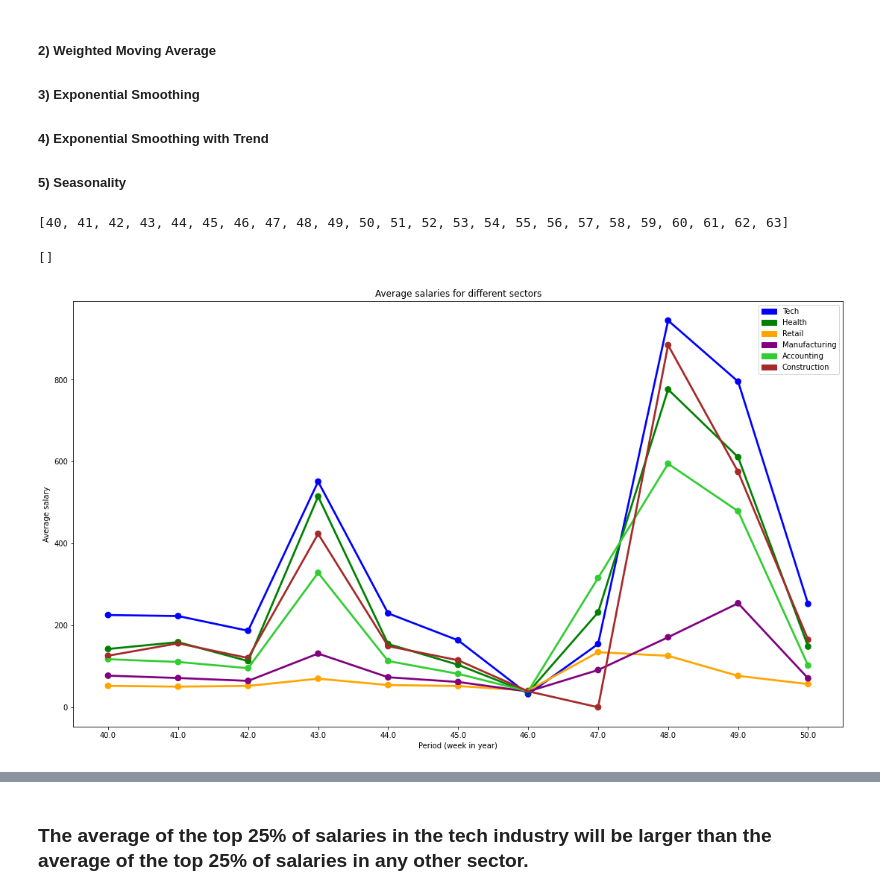
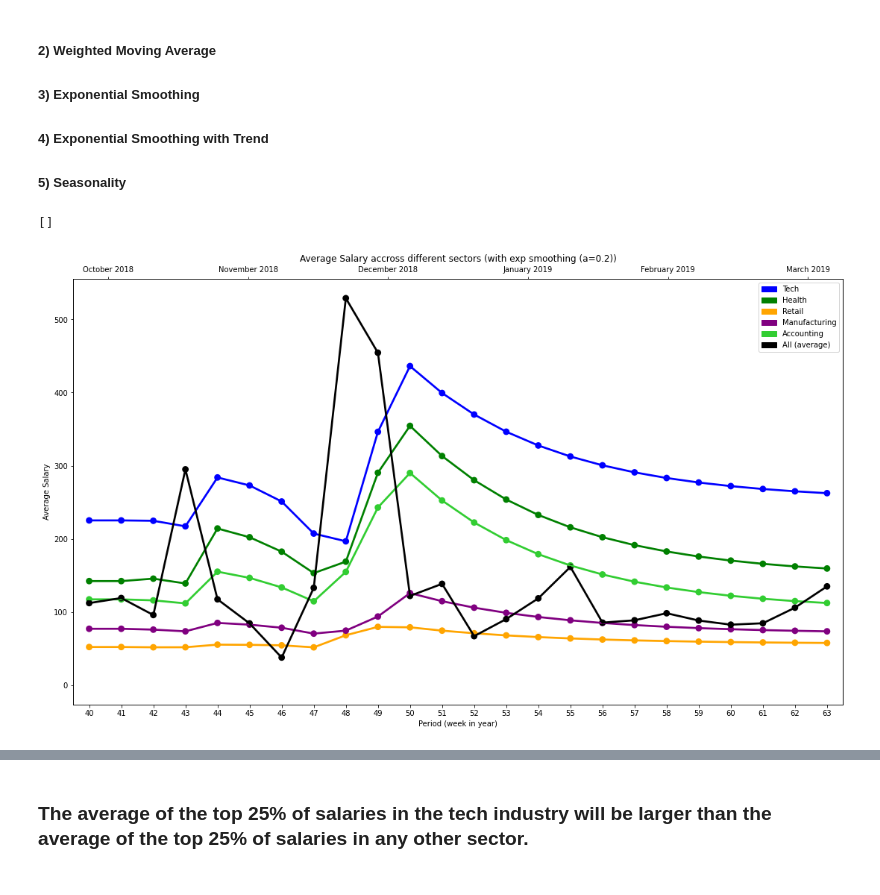
Before and after one commit to ErrolMc/3803-Assignment, a Jupyter notebook: Assignment/Notebook/Assignment.ipynb, the cells around one changed output, grey strips where cells are left out. Drawn from its saved outputs; the diff is of its cells as text; code cells hidden in the pictures.

```diff
--- a/Assignment/Notebook/Assignment.ipynb
+++ b/Assignment/Notebook/Assignment.ipynb
@@ -327,12 +375,9 @@ def GetPeriods(inputDF):
 # %%
-techPeriodDF = GetPeriodDf(df.loc[df['Classification'] == "Information & Communication Technology"])
-healthPeriodDF = GetPeriodDf(df.loc[df['Classification'] == "Healthcare & Medical"])
-retailPeriodDF = GetPeriodDf(df.loc[df['Classification'] == "Retail & Consumer Products"])
-manufacturingPeriodDF = GetPeriodDf(df.loc[df['Classification'] == "Manufacturing, Transport & Logistics"])
-accountingPeriodDF = GetPeriodDf(df.loc[df['Classification'] == "Accounting"])
-constructionPeriodDF = GetPeriodDf(df.loc[df['Classification'] == "Construction"])
+techPeriodDF = GetPeriodDf_Salary(df.loc[df['Classification'] == "Information & Communication Technology"])
+healthPeriodDF = GetPeriodDf_Salary(df.loc[df['Classification'] == "Healthcare & Medical"])
+retailPeriodDF = GetPeriodDf_Salary(df.loc[df['Classification'] == "Retail & Consumer Products"])
+manufacturingPeriodDF = GetPeriodDf_Salary(df.loc[df['Classification'] == "Manufacturing, Transport & Logistics"])
+accountingPeriodDF = GetPeriodDf_Salary(df.loc[df['Classification'] == "Accounting"])
+allDF = GetPeriodDf_Salary(df)
 
-periods = GetPeriods(df)
-print(periods)
+periods, periodDates = GetPeriods(df)
-# %% [output]
-[40, 41, 42, 43, 44, 45, 46, 47, 48, 49, 50, 51, 52, 53, 54, 55, 56, 57, 58, 59, 60, 61, 62, 63]
@@ -339,63 +390,87 @@ print(periods)
+# %%
+analysisColumnName = "AvgSalary"
+#analysisColumnName = "NumSalaries"
+
+k=4
+techPeriodDF = MovingAverage(techPeriodDF, analysisColumnName, 'MovingAverage', 'Period', k, len(periods))
+healthPeriodDF = MovingAverage(healthPeriodDF, analysisColumnName, 'MovingAverage', 'Period', k, len(periods))
+retailPeriodDF = MovingAverage(retailPeriodDF, analysisColumnName, 'MovingAverage', 'Period', k, len(periods))
+manufacturingPeriodDF = MovingAverage(manufacturingPeriodDF, analysisColumnName, 'MovingAverage', 'Period', k, len(periods))
+accountingPeriodDF = MovingAverage(accountingPeriodDF, analysisColumnName, 'MovingAverage', 'Period', k, len(periods))
+
+alpha = 0.2
+length = 11
+techPeriodDF = ExponentialSmoothing(techPeriodDF, analysisColumnName, 'ExpSmoothing', alpha, length)
+healthPeriodDF = ExponentialSmoothing(healthPeriodDF, analysisColumnName, 'ExpSmoothing', alpha, length)
+retailPeriodDF = ExponentialSmoothing(retailPeriodDF, analysisColumnName, 'ExpSmoothing', alpha, length)
+manufacturingPeriodDF = ExponentialSmoothing(manufacturingPeriodDF, analysisColumnName, 'ExpSmoothing', alpha, length)
+accountingPeriodDF = ExponentialSmoothing(accountingPeriodDF, analysisColumnName, 'ExpSmoothing', alpha, length)
 # %%
 import matplotlib.patches as mpatches
 
-def GetPeriodVal(df, period):
+def GetPeriodVal(df, period, column = "AvgSalary"):
     val = 0
     if ((df['Period'] == period).any()):
-        val = df.loc[df['Period'] == period, "AvgSalary"].iloc[0]
+        val = df.loc[df['Period'] == period, column].iloc[0]
     return val
 
-outDF = pd.DataFrame(columns = ["Period", "Tech", "Health", "Retail", "Manufacturing", "Accounting", "Construction"])
+#technique = "MovingAverage"
+technique = "ExpSmoothing"
+outDF = pd.DataFrame(columns = ["Period", "Tech", "Health", "Retail", "Manufacturing", "Accounting"])
 for period in periods:
-    techVal = GetPeriodVal(techPeriodDF, period)
-    healthVal = GetPeriodVal(healthPeriodDF, period)
-    retailVal = GetPeriodVal(retailPeriodDF, period)
-    manufacturingVal = GetPeriodVal(manufacturingPeriodDF, period)
-    accountingVal = GetPeriodVal(accountingPeriodDF, period)
-    constructionVal = GetPeriodVal(constructionPeriodDF, period)
+    techVal = GetPeriodVal(techPeriodDF, period, technique)
+    healthVal = GetPeriodVal(healthPeriodDF, period, technique)
+    retailVal = GetPeriodVal(retailPeriodDF, period, technique)
+    manufacturingVal = GetPeriodVal(manufacturingPeriodDF, period, technique)
+    accountingVal = GetPeriodVal(accountingPeriodDF, period, technique)
 
-    valList = [techVal, healthVal, retailVal, manufacturingVal, accountingVal, constructionVal]
+    valList = [techVal, healthVal, retailVal, manufacturingVal, accountingVal]
+
     if (sum(valList) == 0):
         break
 
-    outDF = outDF.append({"Period": period, "Tech": techVal, "Health": healthVal, "Retail": retailVal, "Manufacturing": manufacturingVal, "Accounting": accountingVal, "Construction": constructionVal}, ignore_index=True)
+    outDF = outDF.append({"Period": period, "Tech": techVal, "Health": healthVal, "Retail": retailVal, "Manufacturing": manufacturingVal, "Accounting": accountingVal}, ignore_index=True)
 
 # make the graph
 techColor = 'blue'
 healthColor = 'green'
 retailColor = 'orange'
 manufacturingColor = 'purple'
 accountingColor = 'limegreen'
-constructionColor = 'brown'
+allColor = 'black'
 
 techPatch = mpatches.Patch(color=techColor, label='Tech')
 healthPatch = mpatches.Patch(color=healthColor, label='Health')
 retailPatch = mpatches.Patch(color=retailColor, label='Retail')
 manufacturingPatch = mpatches.Patch(color=manufacturingColor, label='Manufacturing')
 accountingPatch = mpatches.Patch(color=accountingColor, label='Accounting')
-constructionPatch = mpatches.Patch(color=constructionColor, label='Construction')
+allPatch = mpatches.Patch(color=allColor, label='All (average)')
 
 f, ax = plt.subplots(1, 1)
 
 sns.pointplot(x='Period', y='Tech', data=outDF, color=techColor)
 sns.pointplot(x='Period', y='Health', data=outDF, color=healthColor)
 sns.pointplot(x='Period', y='Retail', data=outDF, color=retailColor)
 sns.pointplot(x='Period', y='Manufacturing', data=outDF, color=manufacturingColor)
 sns.pointplot(x='Period', y='Accounting', data=outDF, color=accountingColor)
-sns.pointplot(x='Period', y='Construction', data=outDF, color=constructionColor)
+sns.pointplot(x='Period', y=analysisColumnName, data=allDF, color=allColor)
 
-ax.set_title("Average salaries for different sectors")
-plt.legend(handles=[techPatch, healthPatch, retailPatch, manufacturingPatch, accountingPatch, constructionPatch])
-ax.set_ylabel("Average salary")
+ax2 = ax.twiny()
+ax2.plot(periodDates, np.zeros(len(periodDates)), alpha=0)
+
+#ax.set_title("Average Salary different sectors (with moving average (k=" + str(k) + "))")
+ax.set_title("Average Salary accross different sectors (with exp smoothing (a=" + str(alpha) + "))")
+plt.legend(handles=[techPatch, healthPatch, retailPatch, manufacturingPatch, accountingPatch, allPatch])
+ax.set_ylabel("Average Salary")
 ax.set_xlabel("Period (week in year)")
 
 fig = plt.gcf()
 fig.set_size_inches(18.5, 10.5)
 
 plt.plot()
 
 #compression_opts = dict(method='zip', archive_name='out.csv')
 #outDF.to_csv('out.zip', index=False, compression=compression_opts)
 # %% [output]
 []
-[figure, old version]
+[figure, new version]
```
Also changed, not shown: parts of 14 cells of this notebook.
